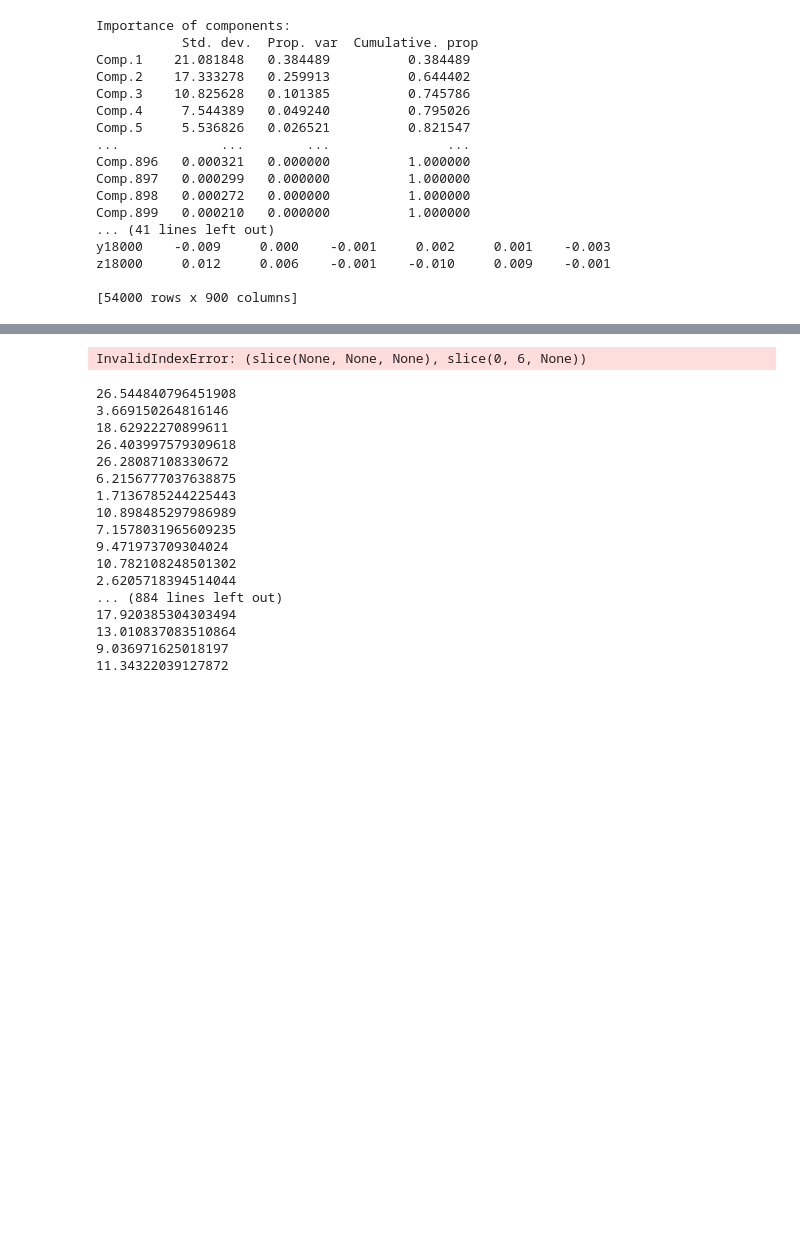
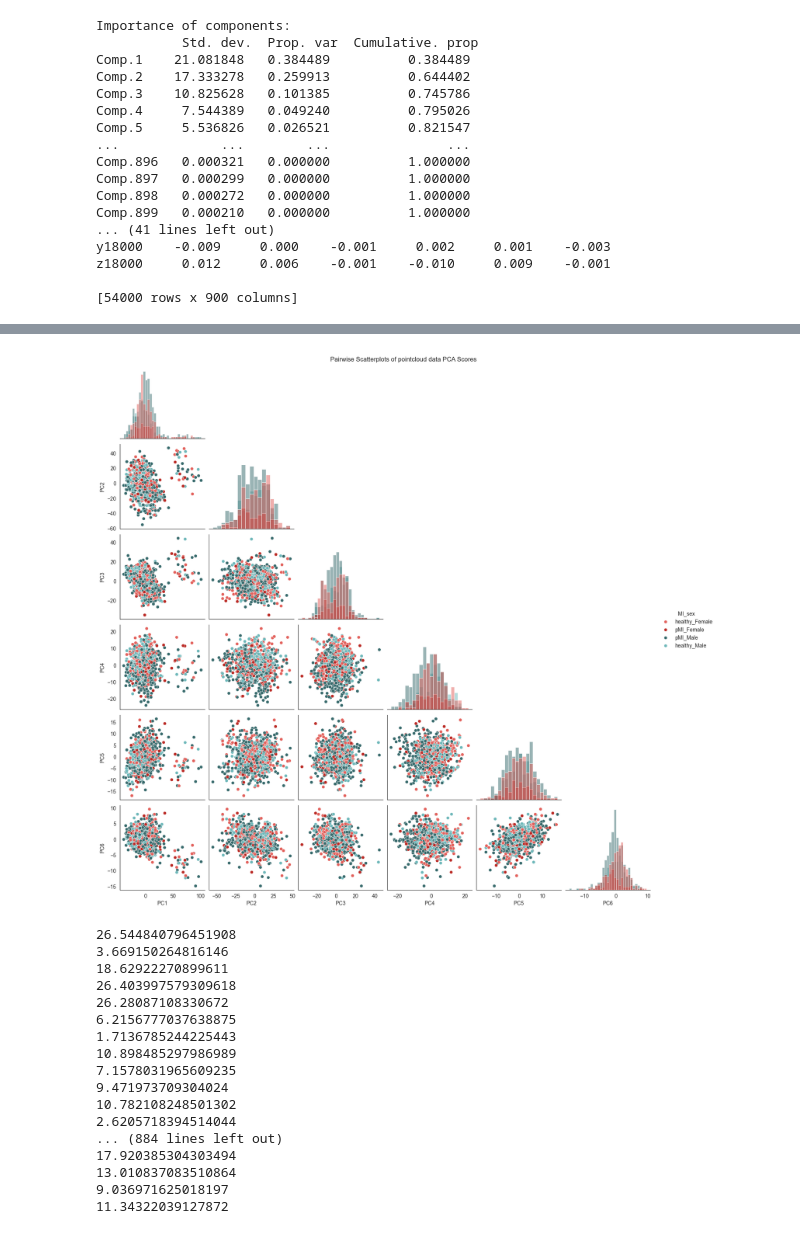
Before and after one commit to emilynurden/myocardial-infarction-predictions, a Jupyter notebook: notebooks:/Dim_reduction.ipynb, the cells around one changed output, grey strips where cells are left out. Cells and saved outputs as stored; diff of their text form; code cells hidden in the pictures; blank space fills up the shorter version.

Commit message:
pca performed on demographic  data

```diff
--- a/notebooks:/Dim_reduction.ipynb
+++ b/notebooks:/Dim_reduction.ipynb
@@ -143,25 +131,25 @@ scores_df
 # %%
 #visualise the first 6 modes using code from slides
 scores = pca.transform(data_centred)
 
-demographics = pd.read_csv('../data:/training_data/mixed_demographics.csv')
+#demographics = pd.read_csv('../data:/training_data/mixed_demographics.csv')
 
 #construct dataframe adding demographics and disease status
 scores_df = pd.DataFrame(scores[:,0:6], columns = [f"PC{i}" for i in range(1,7)])
-scores_df["disease_status"] = demographics["MI"]
+scores_df["MI"] = demographics["MI"]
 scores_df["sex"] = demographics["sex"]
 
-scores_df["disease_by_sex"] = scores_df["disease_status"].astype("str") + scores_df["sex"].astype("str")
+scores_df["MI_sex"] = scores_df["MI"].astype("str") + '_' + scores_df["sex"].astype("str")
 
 scores_df.drop(658, inplace=True)
 #PCs = ["PC1", "PC2", "PC3", "PC4", "PC5"]
 
 sns.set_style("white")
-sns.pairplot(scores_df.colum, diag_kind="hist", corner=True, hue='disease_by_sex')
-plt.suptitle("Pairwise Scatterplots of PCA Scores")
+sns.pairplot(scores_df, diag_kind="hist", corner=True, hue='MI_sex', palette=palette)
+plt.suptitle("Pairwise Scatterplots of pointcloud data PCA Scores")
 plt.show()
 # %% [output]
-InvalidIndexError: (slice(None, None, None), slice(0, 6, None))
+[figure, added]
 # %%
 scores = pca.transform(data_centred)
 
```
Also changed, not shown: parts of 13 cells of this notebook, 2 other files.
